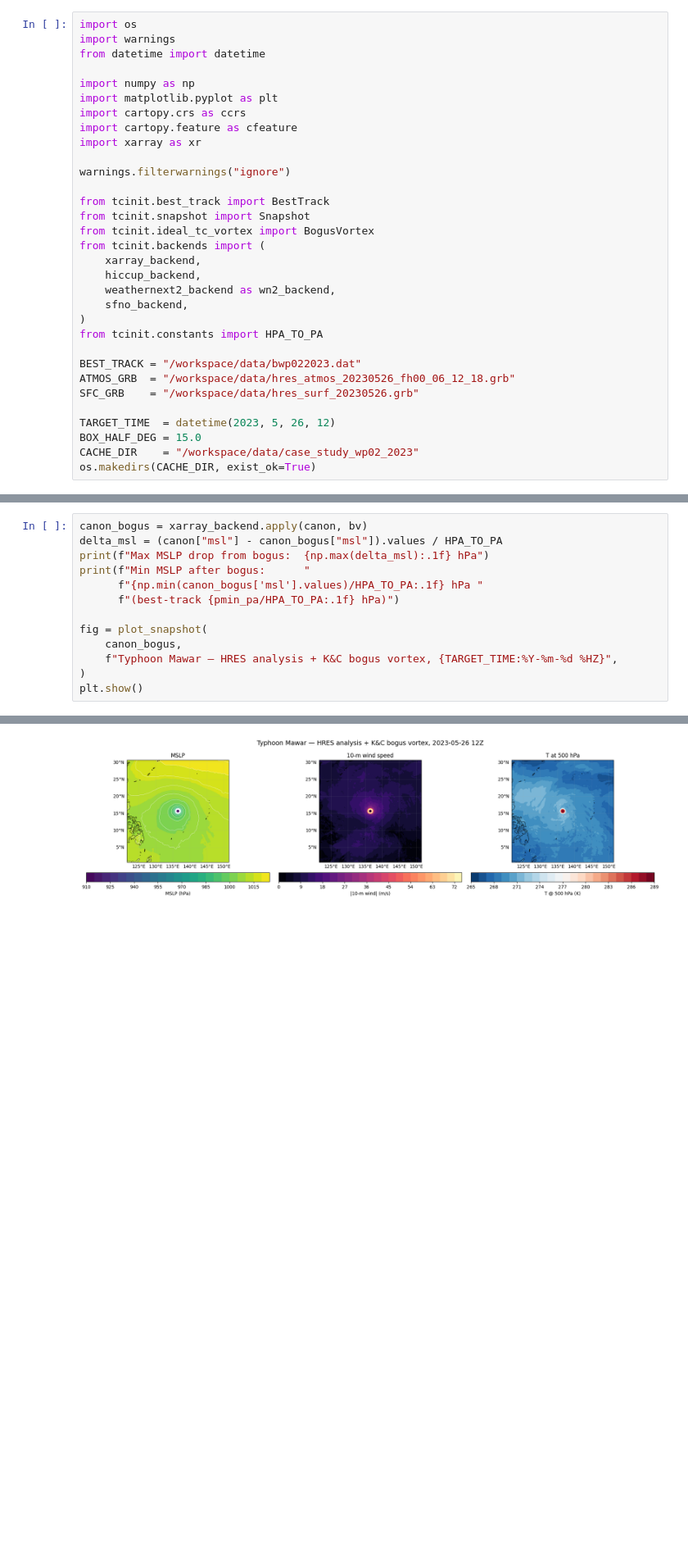
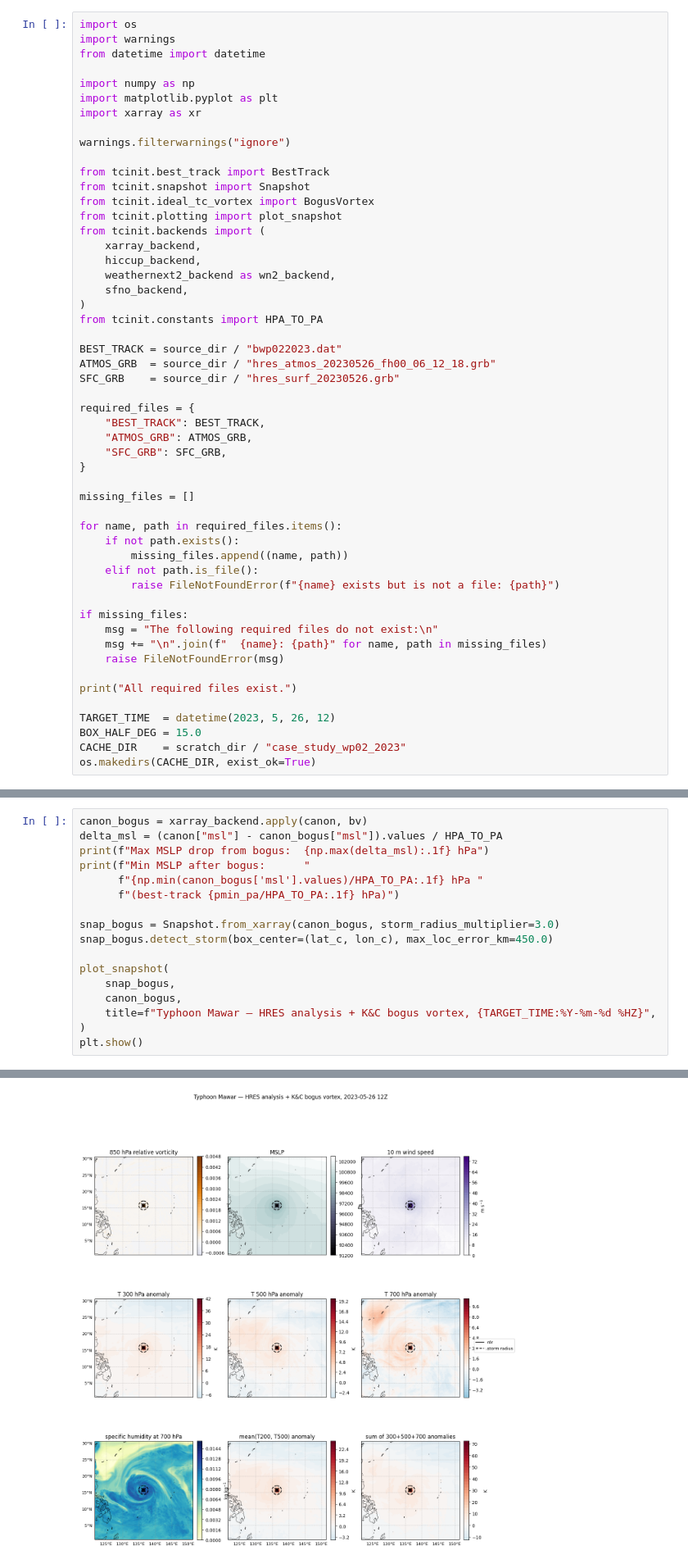
Before and after one commit to AMDIS-SNL/tcinit, a Jupyter notebook: notebooks/case_study_wp02_2023.ipynb, the cells around one changed output, grey strips where cells are left out. Shown at 82% size. Drawn from its saved outputs; the diff is of its cells as text; blank space fills up the shorter version.

```diff
--- a/notebooks/case_study_wp02_2023.ipynb
+++ b/notebooks/case_study_wp02_2023.ipynb
@@ -31,8 +111,6 @@ from datetime import datetime
 
 import numpy as np
 import matplotlib.pyplot as plt
-import cartopy.crs as ccrs
-import cartopy.feature as cfeature
 import xarray as xr
 
 warnings.filterwarnings("ignore")
@@ -40,6 +118,7 @@ warnings.filterwarnings("ignore")
 from tcinit.best_track import BestTrack
 from tcinit.snapshot import Snapshot
 from tcinit.ideal_tc_vortex import BogusVortex
+from tcinit.plotting import plot_snapshot
 from tcinit.backends import (
     xarray_backend,
     hiccup_backend,
@@ -48,11 +127,32 @@ from tcinit.backends import (
 )
 from tcinit.constants import HPA_TO_PA
 
-BEST_TRACK = "/workspace/data/bwp022023.dat"
-ATMOS_GRB  = "/workspace/data/hres_atmos_20230526_fh00_06_12_18.grb"
-SFC_GRB    = "/workspace/data/hres_surf_20230526.grb"
+BEST_TRACK = source_dir / "bwp022023.dat"
+ATMOS_GRB  = source_dir / "hres_atmos_20230526_fh00_06_12_18.grb"
+SFC_GRB    = source_dir / "hres_surf_20230526.grb"
+
+required_files = {
+    "BEST_TRACK": BEST_TRACK,
+    "ATMOS_GRB": ATMOS_GRB,
+    "SFC_GRB": SFC_GRB,
+}
+
+missing_files = []
+
+for name, path in required_files.items():
+    if not path.exists():
+        missing_files.append((name, path))
+    elif not path.is_file():
+        raise FileNotFoundError(f"{name} exists but is not a file: {path}")
+
+if missing_files:
+    msg = "The following required files do not exist:\n"
+    msg += "\n".join(f"  {name}: {path}" for name, path in missing_files)
+    raise FileNotFoundError(msg)
+
+print("All required files exist.")
 
 TARGET_TIME  = datetime(2023, 5, 26, 12)
 BOX_HALF_DEG = 15.0
-CACHE_DIR    = "/workspace/data/case_study_wp02_2023"
+CACHE_DIR    = scratch_dir / "case_study_wp02_2023"
 os.makedirs(CACHE_DIR, exist_ok=True)
@@ -224,9 +301,13 @@ print(f"Min MSLP after bogus:      "
       f"{np.min(canon_bogus['msl'].values)/HPA_TO_PA:.1f} hPa "
       f"(best-track {pmin_pa/HPA_TO_PA:.1f} hPa)")
 
-fig = plot_snapshot(
+snap_bogus = Snapshot.from_xarray(canon_bogus, storm_radius_multiplier=3.0)
+snap_bogus.detect_storm(box_center=(lat_c, lon_c), max_loc_error_km=450.0)
+
+plot_snapshot(
+    snap_bogus,
     canon_bogus,
-    f"Typhoon Mawar — HRES analysis + K&C bogus vortex, {TARGET_TIME:%Y-%m-%d %HZ}",
+    title=f"Typhoon Mawar — HRES analysis + K&C bogus vortex, {TARGET_TIME:%Y-%m-%d %HZ}",
 )
 plt.show()
 # %% [output]
@@ -233,2 +316,2 @@ plt.show()
-[figure, old version]
+[figure, new version]
 # %% [markdown]
```
Also changed, not shown: parts of 25 cells of this notebook, 6 other files.
